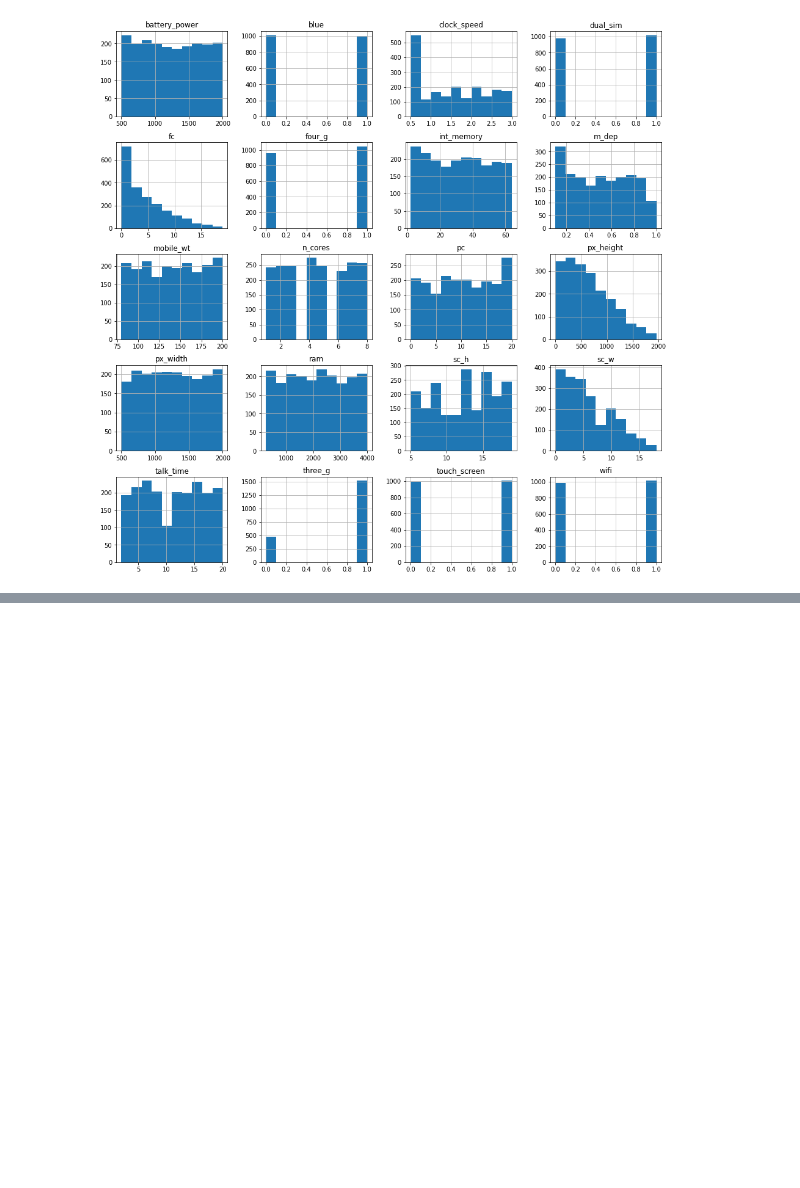
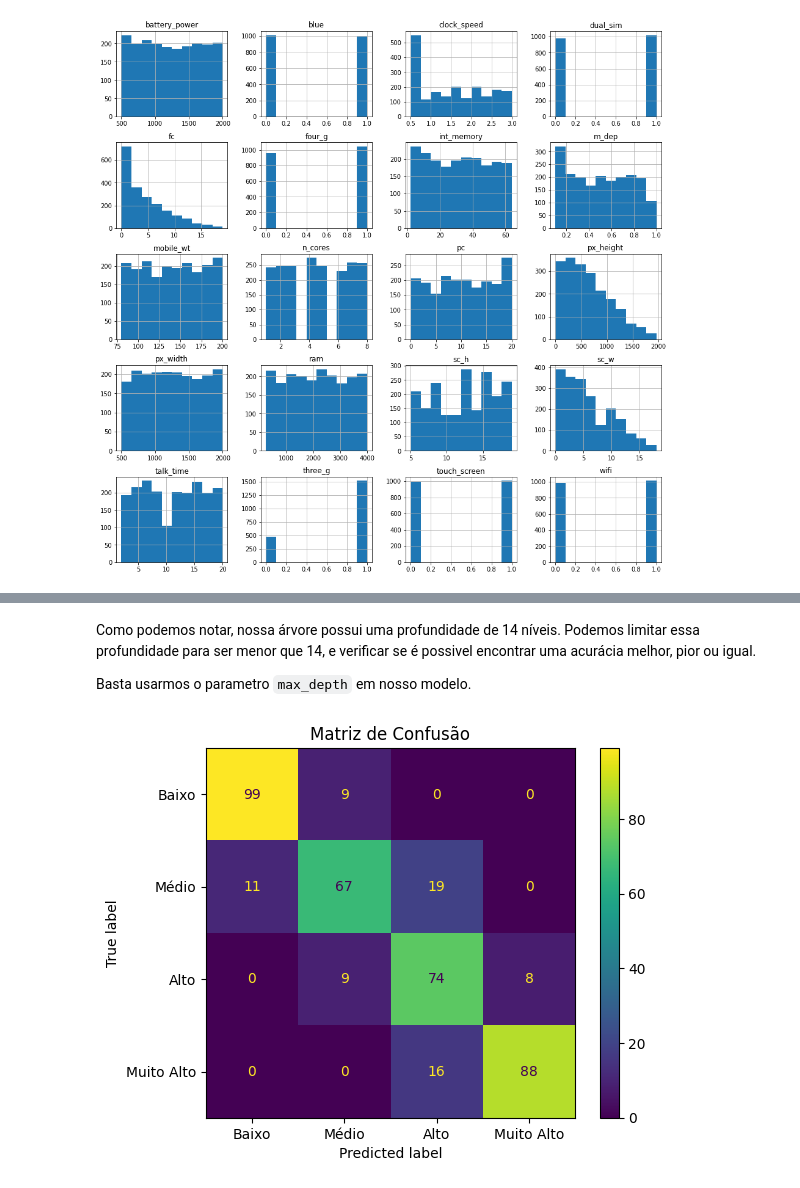
Before and after one commit to MarcosEduard0/Intelig-ncia-Artificial, a Jupyter notebook: Trabalho 2 Arvore de Decisao/teste.ipynb, the cells around one changed output, grey strips where cells are left out. Saved outputs shown, nothing was run; the diff lists cells and outputs as text; code cells hidden in the pictures; blank space fills up the shorter version.

Commit message:
Atualização
Aplicação da matriz confusao.
Teste com Arvore de decisao

```diff
--- a/Trabalho 2 Arvore de Decisao/teste.ipynb
+++ b/Trabalho 2 Arvore de Decisao/teste.ipynb
@@ -210,0 +223,5 @@ Usaremos sklearn e diferentes técnicas de classificador, tais como:
+# %%
+# Preparando separando os dados em feature e target.
+print(data_X.columns.tolist())
+X = data_X
+y = data_Y
@@ -210,0 +236,10 @@ Usaremos sklearn e diferentes técnicas de classificador, tais como:
+# %%
+train = 0.8
+test = 1 - train
+X_train, X_test, y_train, y_test = train_test_split(X, y, train_size=train)
+
+# Criação do modelo classificador de árvore de decisão, por default o DecisionTreeClassifier ja vem com gini ativado, porem vamos dar enfase nesse criterio.
+modelo = DecisionTreeClassifier(criterion="gini")
+
+# Agora iremos treinar o nosso modelo, utilizando a função fit do sklearn, usaremos os conjuntos de dados de treino que tínhamos preparados anteriormente.
+modelo = modelo.fit(X_train, y_train)
@@ -210,0 +269,15 @@ Usaremos sklearn e diferentes técnicas de classificador, tais como:
+# %% [markdown]
+Como podemos notar, nossa árvore possui uma profundidade de 14 níveis. Podemos limitar essa profundidade para ser menor que 14, e verificar se é possivel encontrar uma acurácia melhor, pior ou igual.
+
+Basta usarmos o parametro ``max_depth`` em nosso modelo.
+# %%
+plt.rcParams.update(plt.rcParamsDefault)
+mylabels = ['Baixo', 'Médio', 'Alto', 'Muito Alto']
+y_pred = modelo.predict(X_test)
+cm = confusion_matrix(y_test, y_pred, labels=modelo.classes_)
+disp = ConfusionMatrixDisplay(confusion_matrix=cm, display_labels=mylabels)
+disp.plot()
+plt.title('Matriz de Confusão')
+plt.show()
+# %% [output]
+[figure, added]
```
Also changed, not shown: parts of 25 cells of this notebook, 1 other file.
